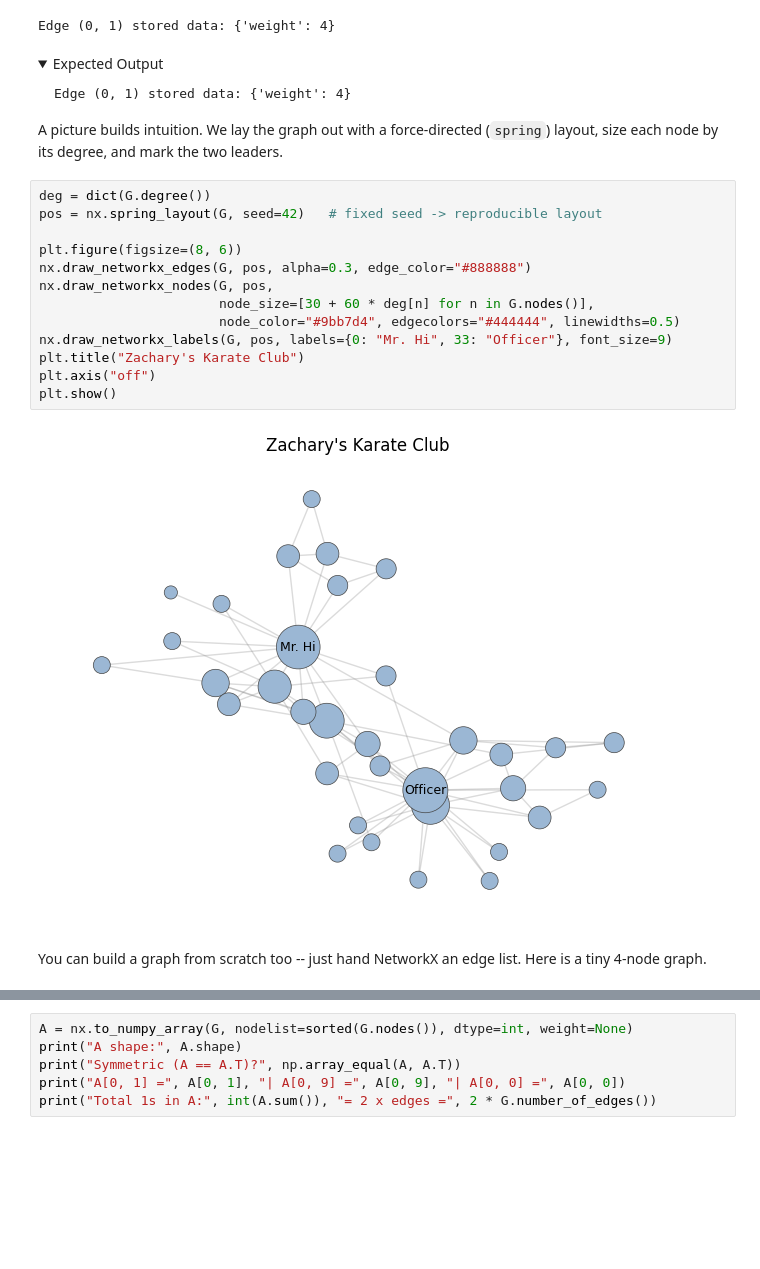
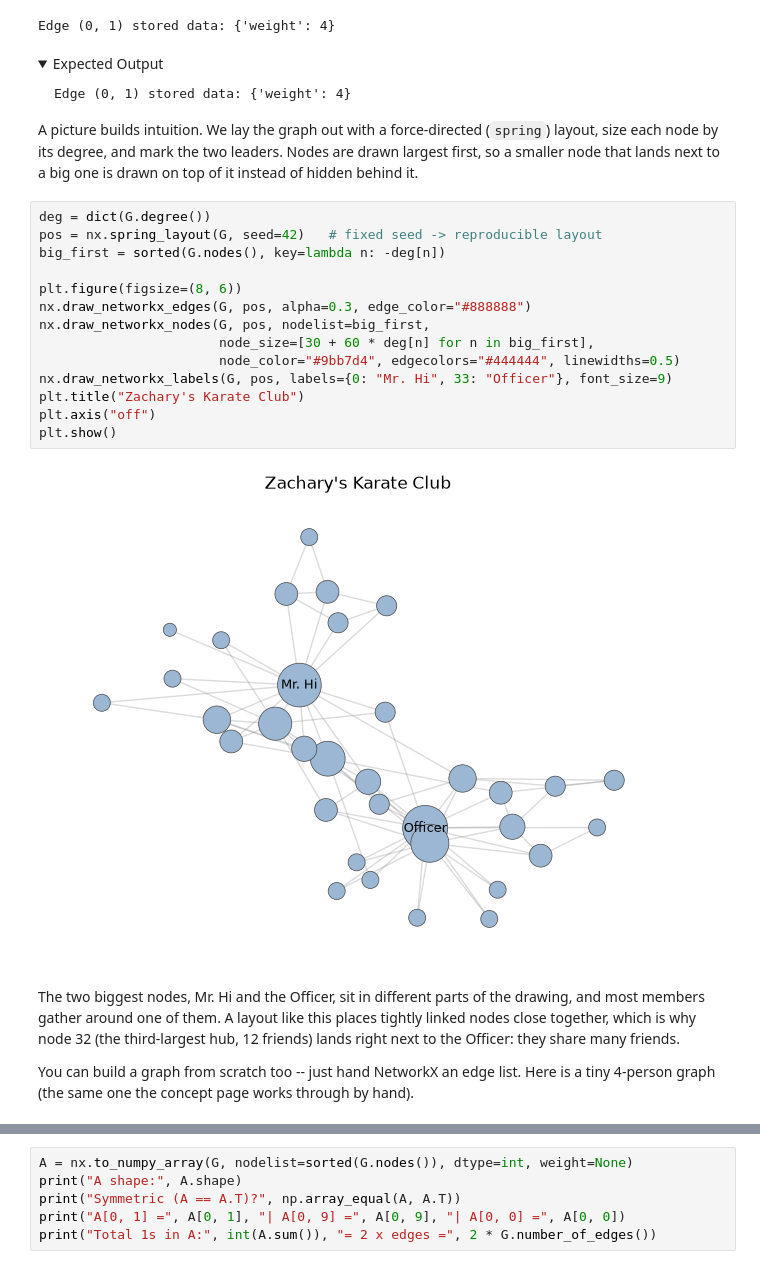
Before and after one commit to devomh/cdat4001-2026, a Jupyter notebook: u07_social_networks/l25_lab_social_networks_graphs.ipynb, the cells around one changed output, grey strips where cells are left out. Cells and saved outputs as stored; diff of their text form; folded sections open; blank space fills up the shorter version.

Commit message:
sync: L25 v2 -- honest broker claims, a hand toy, exercises with reveals

```diff
--- a/u07_social_networks/l25_lab_social_networks_graphs.ipynb
+++ b/u07_social_networks/l25_lab_social_networks_graphs.ipynb
@@ -94,23 +100,31 @@ Edge (0, 1) stored data: {'weight': 4}
 </details>
 
 A picture builds intuition. We lay the graph out with a force-directed (`spring`) layout, size each node
-by its degree, and mark the two leaders.
+by its degree, and mark the two leaders. Nodes are drawn largest first, so a smaller node that lands
+next to a big one is drawn on top of it instead of hidden behind it.
 # %%
 deg = dict(G.degree())
 pos = nx.spring_layout(G, seed=42)   # fixed seed -> reproducible layout
+big_first = sorted(G.nodes(), key=lambda n: -deg[n])
 
 plt.figure(figsize=(8, 6))
 nx.draw_networkx_edges(G, pos, alpha=0.3, edge_color="#888888")
-nx.draw_networkx_nodes(G, pos,
-                       node_size=[30 + 60 * deg[n] for n in G.nodes()],
+nx.draw_networkx_nodes(G, pos, nodelist=big_first,
+                       node_size=[30 + 60 * deg[n] for n in big_first],
                        node_color="#9bb7d4", edgecolors="#444444", linewidths=0.5)
 nx.draw_networkx_labels(G, pos, labels={0: "Mr. Hi", 33: "Officer"}, font_size=9)
 plt.title("Zachary's Karate Club")
 plt.axis("off")
 plt.show()
 # %% [output]
-[figure, old version]
+[figure, new version]
-# %% [markdown]
-You can build a graph from scratch too -- just hand NetworkX an edge list. Here is a tiny 4-node graph.
+# %% [markdown]
+The two biggest nodes, Mr. Hi and the Officer, sit in different parts of the drawing, and most members
+gather around one of them. A layout like this places tightly linked nodes close together, which is
+why node 32 (the third-largest hub, 12 friends) lands right next to the Officer: they share many
+friends.
+
+You can build a graph from scratch too -- just hand NetworkX an edge list. Here is a tiny 4-person
+graph (the same one the concept page works through by hand).
 # %%
 H = nx.Graph()
```
Also changed, not shown: parts of 38 cells of this notebook, 3 other files.
